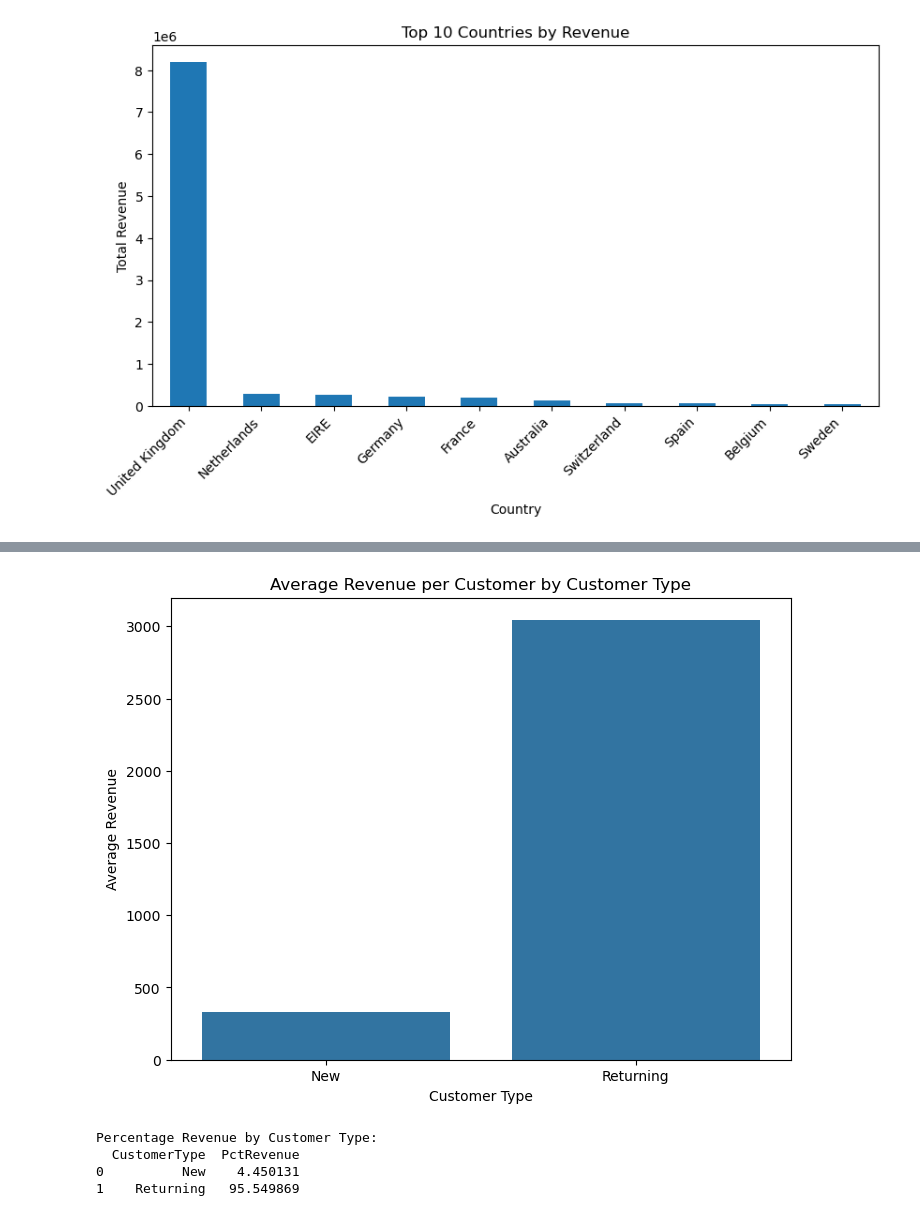
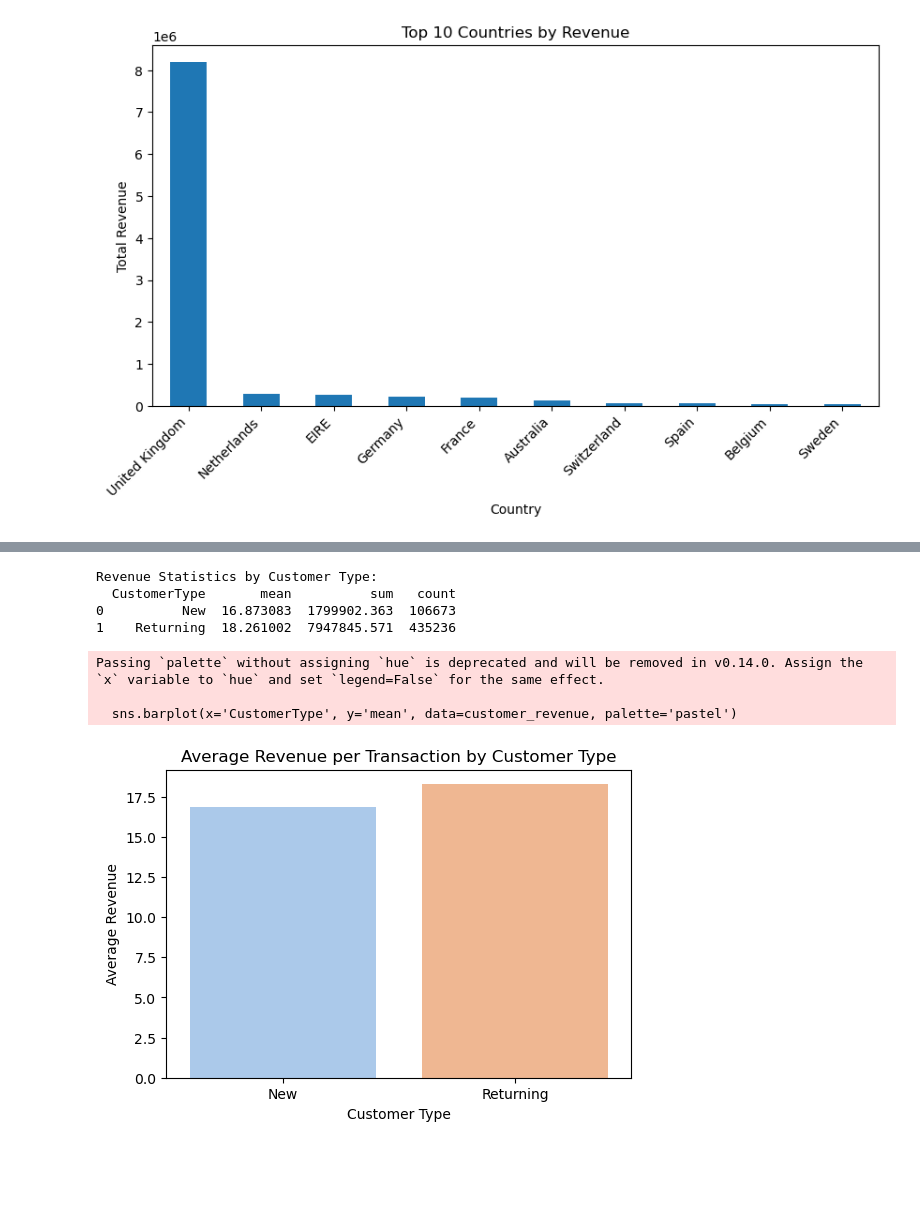
Before and after one commit to BihaniM/portfolio-project-1, a Jupyter notebook: Portfolio_project.ipynb, the cells around one changed output, grey strips where cells are left out. Saved outputs shown, nothing was run; the diff lists cells and outputs as text; code cells hidden in the pictures; blank space fills up the shorter version.

```diff
--- a/Portfolio_project.ipynb
+++ b/Portfolio_project.ipynb
@@ -179,13 +169,0 @@ plt.show()
-# %%
-# from the above box plot, we can see that there are 4 outliers, seems like incorrectly added a large quantity and removed it by adding - values.
-# Identify the 2 largest Quantity values
-largest_2 = df.nlargest(2, 'Quantity')
-
-# Identify the 2 smallest Quantity values
-smallest_2 = df.nsmallest(2, 'Quantity')
-
-# Combine them into one DataFrame
-outliers = pd.concat([largest_2, smallest_2])
-
-# Drop them from the main DataFrame
-df = df.drop(outliers.index)
@@ -316,0 +344,14 @@ plt.show()
+# %%
+# Determine new vs. returning customers:
+# For each customer, first purchase date will be calculated.
+first_purchase = df.groupby('CustomerID')['InvoiceDate'].min().reset_index()
+first_purchase.columns = ['CustomerID', 'FirstPurchaseDate']
+
+# Merge back to the main DataFrame so each transaction has the customer's first purchase date
+df = df.merge(first_purchase, on='CustomerID', how='left')
+
+# Flag transactions as "New" if the InvoiceDate equals the FirstPurchaseDate; otherwise, "Returning"
+df['CustomerType'] = df.apply(
+    lambda row: 'New' if row['InvoiceDate'].date() == row['FirstPurchaseDate'].date() else 'Returning', axis=1)
+
+df.head(10)
@@ -317,21 +400,22 @@ plt.show()
+# %%
+# Compare Average Revenue per Transaction for New vs. Returning Customers
+customer_revenue = df.groupby('CustomerType')['Revenue'].agg(['mean', 'sum', 'count']).reset_index()
+print("Revenue Statistics by Customer Type:")
+print(customer_revenue)
+# %% [output]
+Revenue Statistics by Customer Type:
+  CustomerType       mean          sum   count
+0          New  16.873083  1799902.363  106673
+1    Returning  18.261002  7947845.571  435236
 # %%
-# Bar chart for Average Revenue per Customer by Customer Type
-plt.figure(figsize=(8, 6))
-sns.barplot(data=rfm_summary, x='CustomerType', y='AvgRevenue')
-plt.title("Average Revenue per Customer by Customer Type")
+plt.figure(figsize=(6, 4))
+sns.barplot(x='CustomerType', y='mean', data=customer_revenue, palette='pastel')
+plt.title("Average Revenue per Transaction by Customer Type")
+plt.xlabel("Customer Type")
 plt.ylabel("Average Revenue")
-plt.xlabel("Customer Type")
 plt.show()
 # %% [output]
+Passing `palette` without assigning `hue` is deprecated and will be removed in v0.14.0. Assign the `x` variable to `hue` and set `legend=False` for the same effect.
+
+  sns.barplot(x='CustomerType', y='mean', data=customer_revenue, palette='pastel')
-[figure, old version]
+[figure, new version]
-# %%
-# Calculate percentage of total revenue generated by each customer type
-total_rev = rfm_summary['TotalRevenue'].sum()
-rfm_summary['PctRevenue'] = (rfm_summary['TotalRevenue'] / total_rev) * 100
-print("\nPercentage Revenue by Customer Type:")
-print(rfm_summary[['CustomerType', 'PctRevenue']])
-# %% [output]
-Percentage Revenue by Customer Type:
-  CustomerType  PctRevenue
-0          New    4.450131
-1    Returning   95.549869
```
Also changed, not shown: parts of 34 cells of this notebook.
